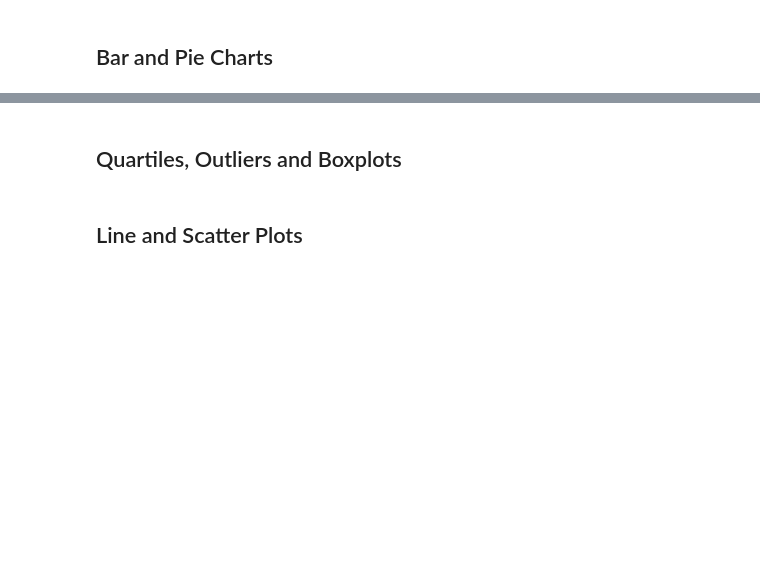
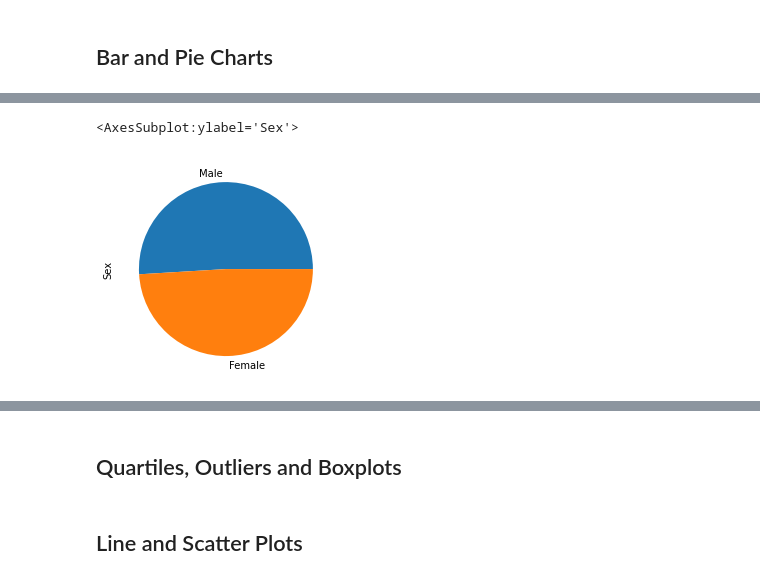
Before and after one commit to GE73-data/Matplotlib_Homework, a Jupyter notebook: Glo_pymaceuticals_starter.ipynb, the cells around one changed output, grey strips where cells are left out. Saved outputs shown, nothing was run; the diff lists cells and outputs as text; code cells hidden in the pictures; blank space fills up the shorter version.

```diff
--- a/Glo_pymaceuticals_starter.ipynb
+++ b/Glo_pymaceuticals_starter.ipynb
@@ -150,4 +213,9 @@ len(set(clean_df["Mouse ID"].values))
 # %%
 # Generate a pie plot showing the distribution of female versus male mice using pandas
+pie_chart_data = clean_df["Sex"].value_counts()
+pie_chart_data.plot(kind="pie")
+# %% [output]
+<AxesSubplot:ylabel='Sex'>
+[figure, added]
 # %%
 # Generate a pie plot showing the distribution of female versus male mice using pyplot
```
Also changed, not shown: parts of 6 cells of this notebook.
